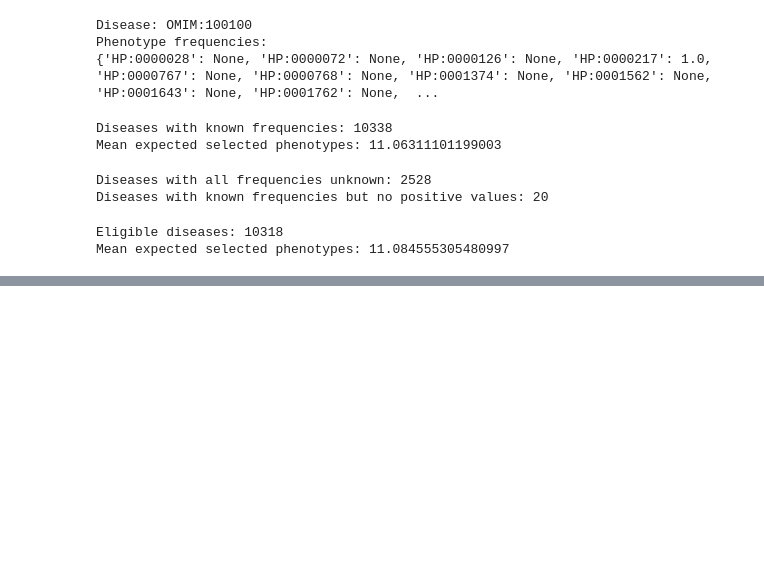
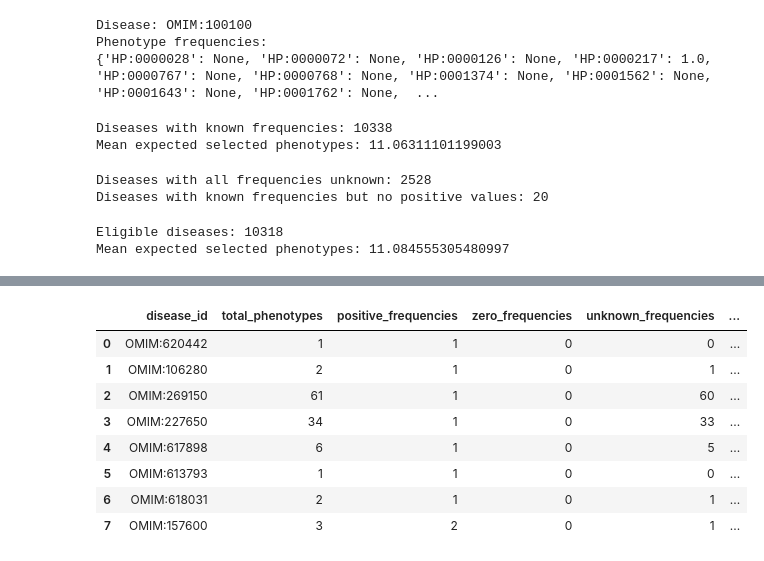
Before and after one commit to IuliaGalan/hpo-similarity-synthetic-vs-clinical, a Jupyter notebook: notebooks/02_synthetic_patient_generation.ipynb, the cells around one changed output, grey strips where cells are left out. Cells and saved outputs as stored; diff of their text form; code cells hidden in the pictures; blank space fills up the shorter version.

```diff
--- a/notebooks/02_synthetic_patient_generation.ipynb
+++ b/notebooks/02_synthetic_patient_generation.ipynb
@@ -732,0 +1103,70 @@ Mean expected selected phenotypes: 11.084555305480997
+# %%
+# Analyze frequency profiles of diseases with invalid patients.
+
+invalid_disease_analysis = []
+
+for disease_id in invalid_disease_ids:
+
+    profile = disease_frequency_profiles[disease_id]
+
+    positive_frequencies = [
+        freq for freq in profile.values()
+        if freq is not None and freq > 0
+    ]
+
+    zero_frequencies = [
+        freq for freq in profile.values()
+        if freq == 0
+    ]
+
+    unknown_frequencies = [
+        freq for freq in profile.values()
+        if freq is None
+    ]
+
+    # Theoretical probability of selecting no phenotype.
+    probability_empty = 1.0
+
+    for freq in positive_frequencies:
+        probability_empty *= (1 - freq)
+
+    invalid_count = sum(
+        patient["true_disease_id"] == disease_id
+        and not patient["is_valid"]
+        for patient in test_patients
+    )
+
+    invalid_disease_analysis.append({
+        "disease_id": disease_id,
+        "total_phenotypes": len(profile),
+        "positive_frequencies": len(positive_frequencies),
+        "zero_frequencies": len(zero_frequencies),
+        "unknown_frequencies": len(unknown_frequencies),
+        "mean_positive_frequency": (
+            sum(positive_frequencies) / len(positive_frequencies)
+            if positive_frequencies else None
+        ),
+        "max_positive_frequency": (
+            max(positive_frequencies)
+            if positive_frequencies else None
+        ),
+        "probability_empty": probability_empty,
+        "invalid_patients": invalid_count
+    })
+
+invalid_disease_df = pd.DataFrame(invalid_disease_analysis)
+
+invalid_disease_df.sort_values(
+    by="probability_empty",
+    ascending=False
+).reset_index(drop=True)
+# %% [output]
+|  | disease_id | total_phenotypes | positive_frequencies | zero_frequencies | unknown_frequencies | ... |
+| 0 | OMIM:620442 | 1 | 1 | 0 | 0 | ... |
+| 1 | OMIM:106280 | 2 | 1 | 0 | 1 | ... |
+| 2 | OMIM:269150 | 61 | 1 | 0 | 60 | ... |
+| 3 | OMIM:227650 | 34 | 1 | 0 | 33 | ... |
+| 4 | OMIM:617898 | 6 | 1 | 0 | 5 | ... |
+| 5 | OMIM:613793 | 1 | 1 | 0 | 0 | ... |
+| 6 | OMIM:618031 | 2 | 1 | 0 | 1 | ... |
+| 7 | OMIM:157600 | 3 | 2 | 0 | 1 | ... |
```
Also changed, not shown: parts of 57 cells of this notebook, 6 other files.
